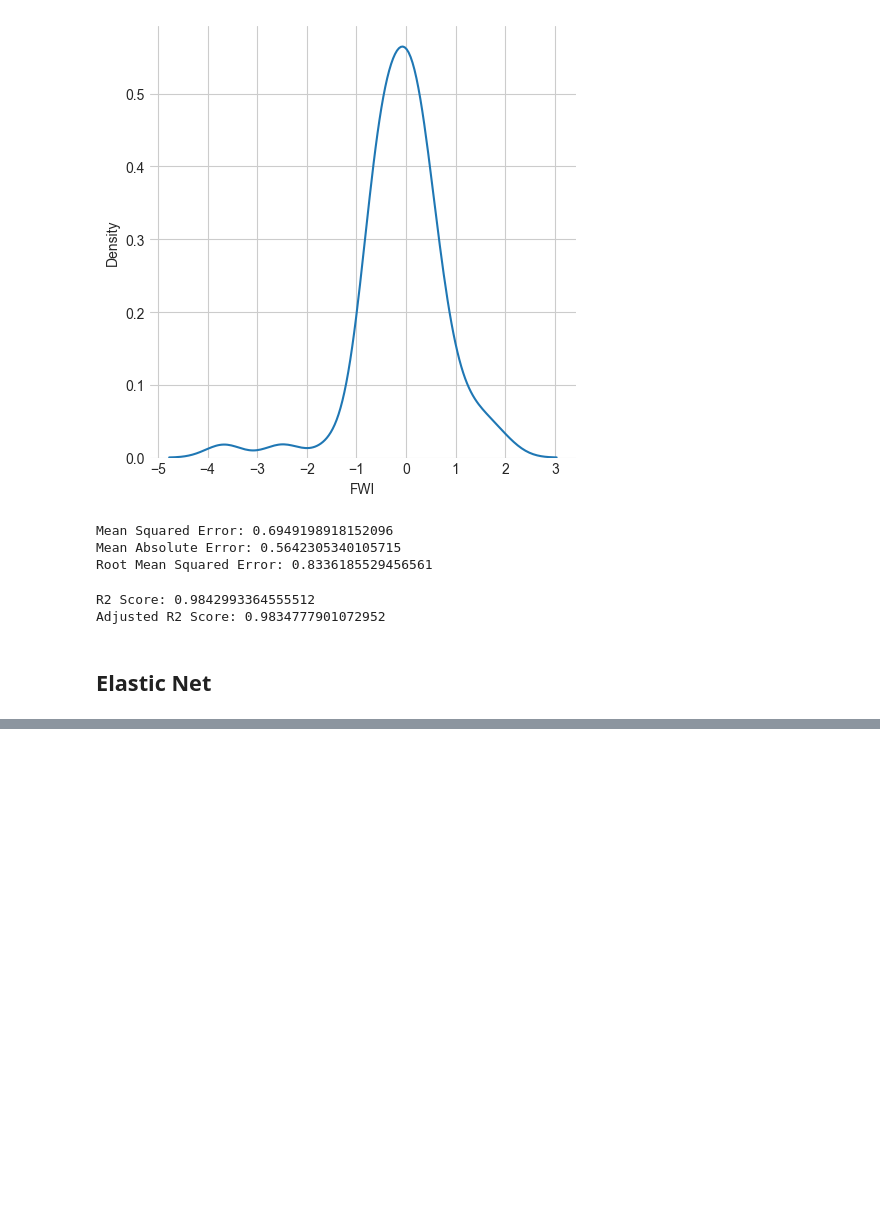
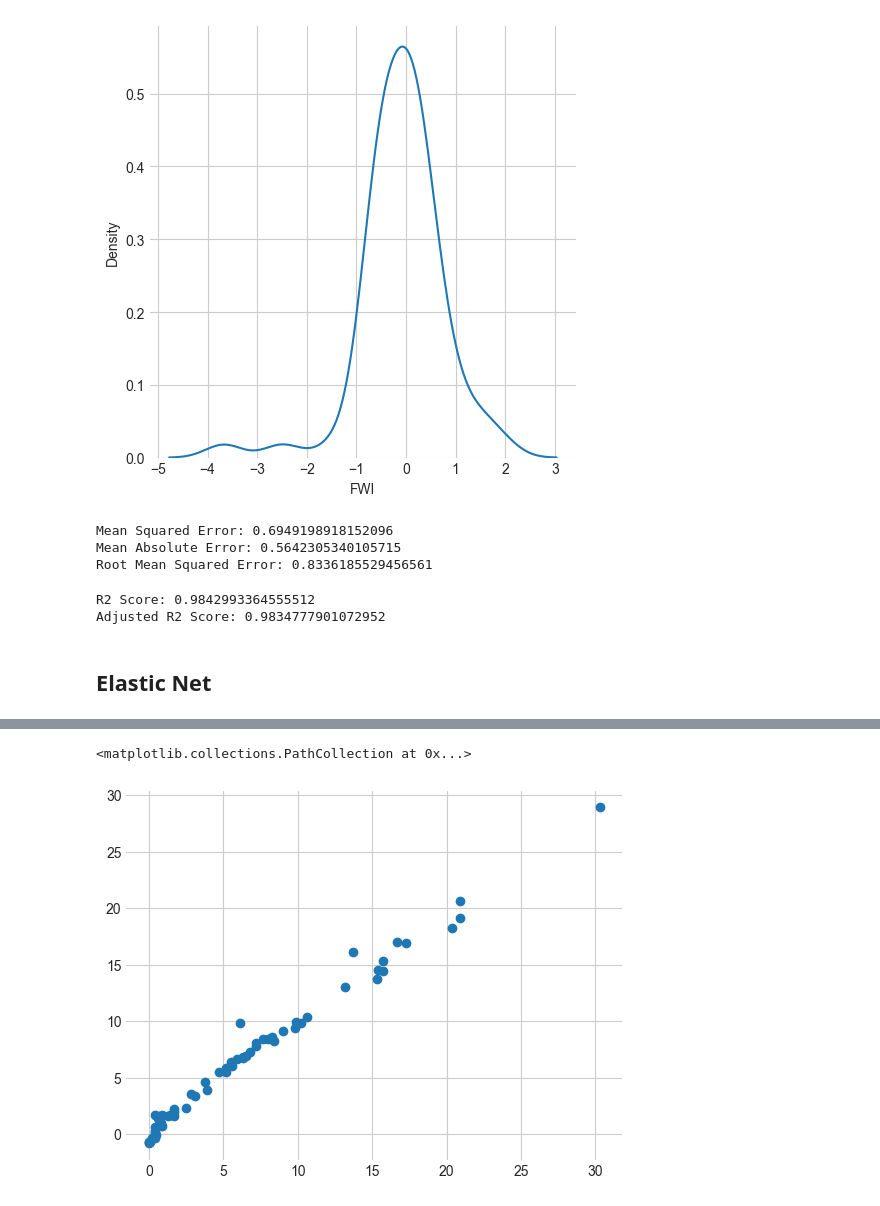
Before and after one commit to itssahilwhat/AI-Fundamentals, a Jupyter notebook: Linear Regression/Ridge & Lasso Regression.ipynb, the cells around one changed output, grey strips where cells are left out. Saved outputs shown, nothing was run; the diff lists cells and outputs as text; code cells hidden in the pictures; blank space fills up the shorter version.

```diff
--- a/Linear Regression/Ridge & Lasso Regression.ipynb
+++ b/Linear Regression/Ridge & Lasso Regression.ipynb
@@ -592,0 +652,6 @@ plt.scatter(y_test,y_pred)
+# %%
+y_pred=elasticcv.predict(X_test_scaled)
+plt.scatter(y_test,y_pred)
+# %% [output]
+<matplotlib.collections.PathCollection at 0x...>
+[figure, added]
```
Also changed, not shown: parts of 14 cells of this notebook.
